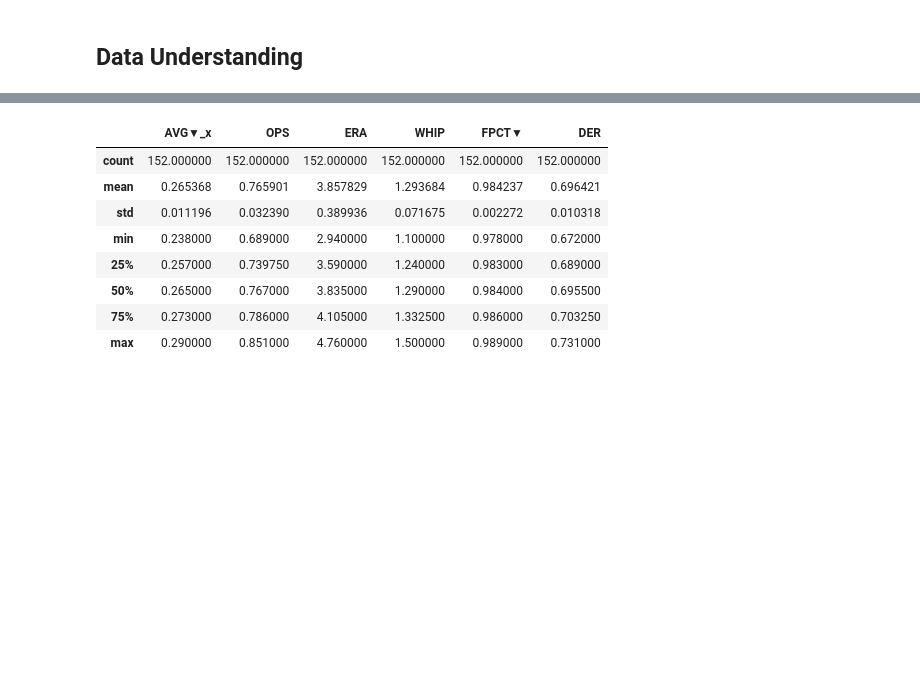
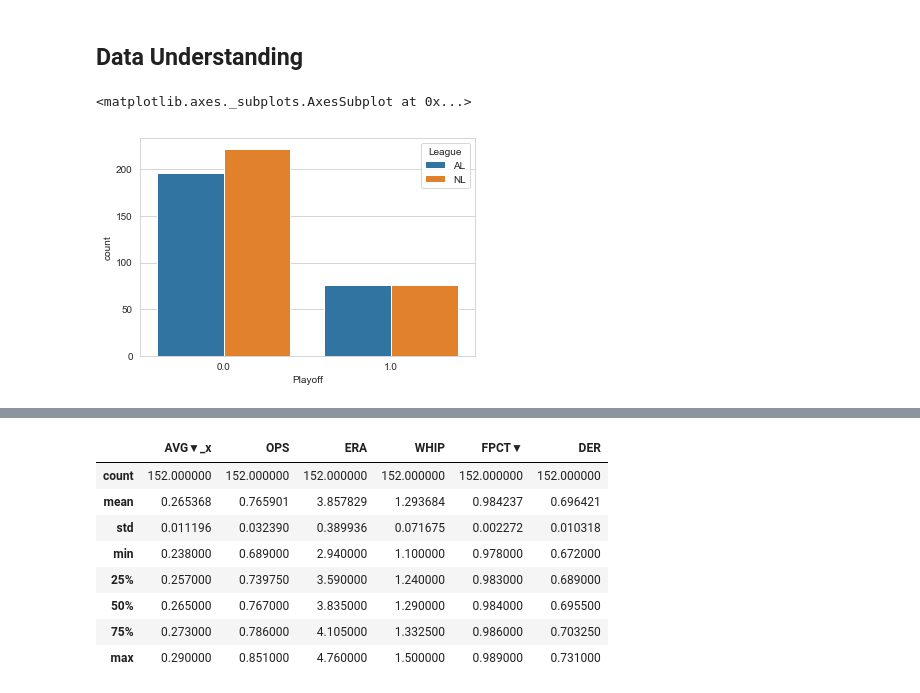
Before and after one commit to Teosoft7/predict_mlb, a Jupyter notebook: predict_MLB.ipynb, the cells around one changed output, grey strips where cells are left out. Cells and saved outputs as stored; diff of their text form; code cells hidden in the pictures; blank space fills up the shorter version.

```diff
--- a/predict_MLB.ipynb
+++ b/predict_MLB.ipynb
@@ -155,0 +168,6 @@ array([1., 0.])
+# %%
+# Check target variable by League
+sns.countplot(x='Playoff', hue='League', data=df)
+# %% [output]
+<matplotlib.axes._subplots.AxesSubplot at 0x...>
+[figure, added]
```
Also changed, not shown: parts of 25 cells of this notebook.
